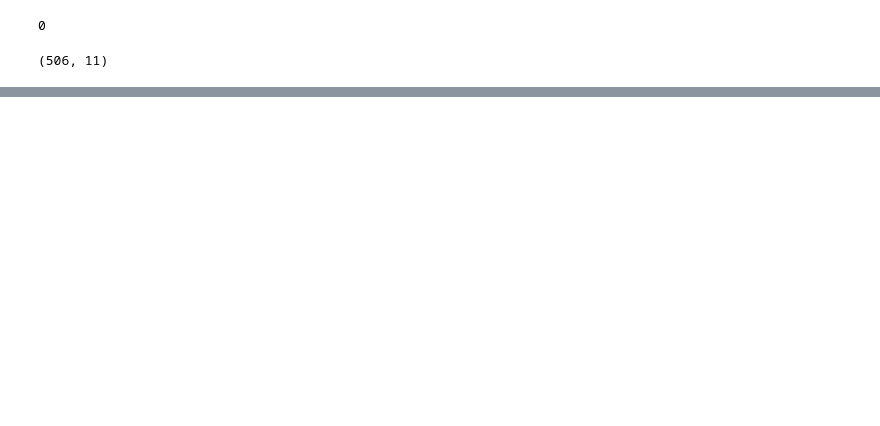
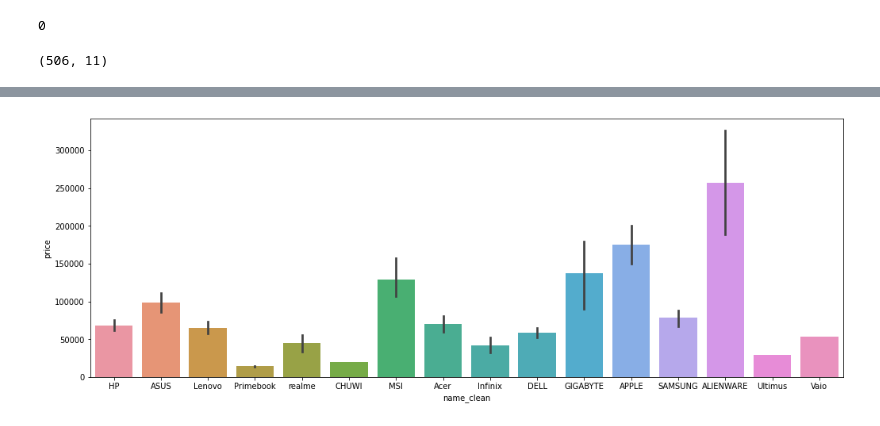
Before and after one commit to jeniljani-4444/End-to-End-Laptop-Price-Prediction, a Jupyter notebook: Flipkart Laptop Price Prediction.ipynb, the cells around one changed output, grey strips where cells are left out. Drawn from its saved outputs; the diff is of its cells as text; code cells hidden in the pictures; blank space fills up the shorter version.

```diff
--- a/Flipkart Laptop Price Prediction.ipynb
+++ b/Flipkart Laptop Price Prediction.ipynb
@@ -155,0 +165,13 @@ df.shape
+# %%
+# Cleaning OS Column
+df['os_clean'] = df['os'].str.replace('64 bit Windows 11 Operating System','Windows 11 Operating System')
+df['os_clean'] = df['os_clean'].str.replace('64 bit Chrome Operating System','Chrome Operating System')
+df['os_clean'] = df['os_clean'].str.replace('64 bit DOS Operating System','DOS Operating System')
+df['os_clean'] = df['os_clean'].str.replace('64 bit Windows 10 Operating System','Windows 10 Operating System')
+df = df[df['os_clean'] != '32 bit Windows 11 Operating System']
+# %%
+df = df.reset_index(drop=True)
+# %%
+df['os_clean'] = df['os_clean'].apply(lambda x: x.split('Operating System')[0])
+# %%
+df = df.drop(columns=['os'])
@@ -155,0 +187,5 @@ df.shape
+# %%
+plt.figure(figsize=(17,6))
+sns.barplot(x='name_clean',y='price',data=df);
+# %% [output]
+[figure, added]
```
Also changed, not shown: parts of 3 cells of this notebook.
